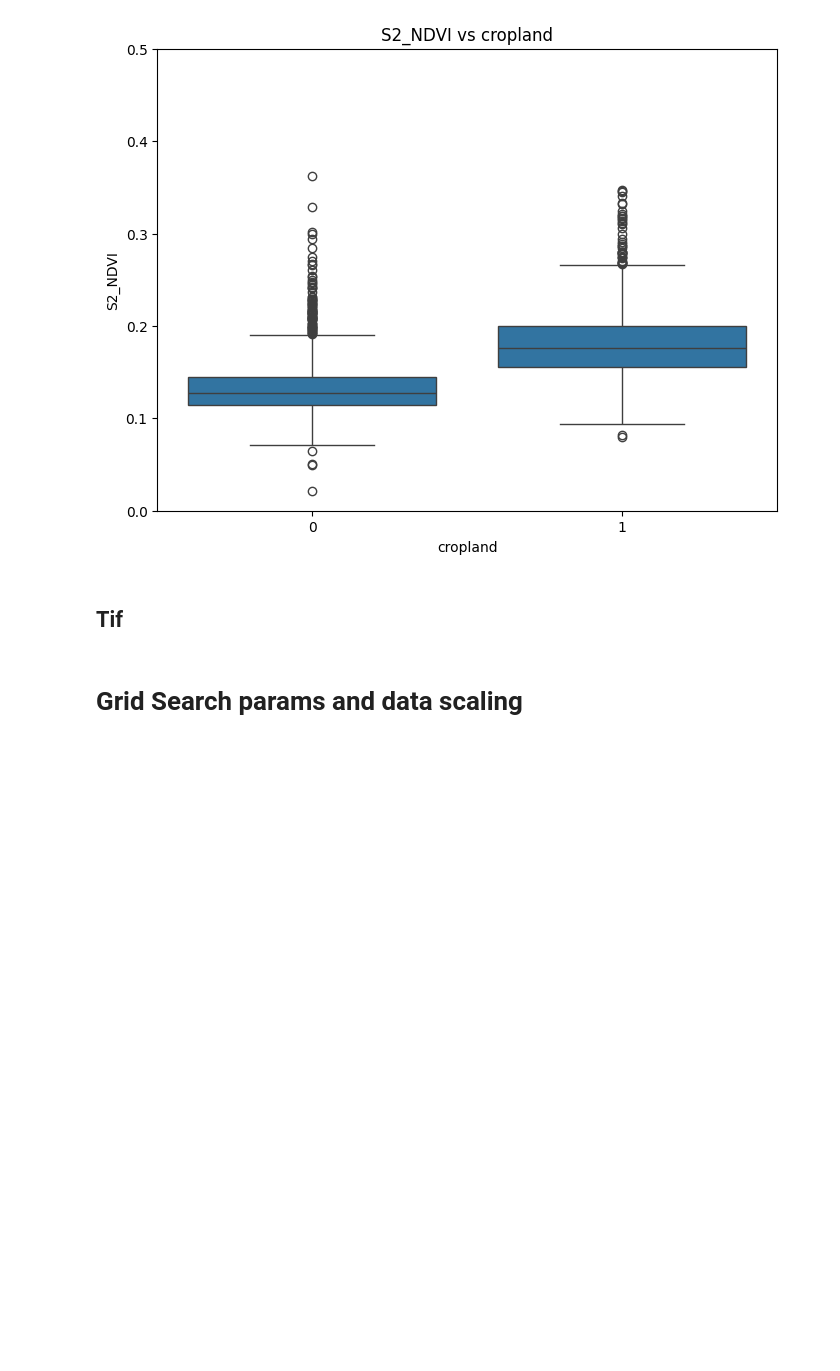
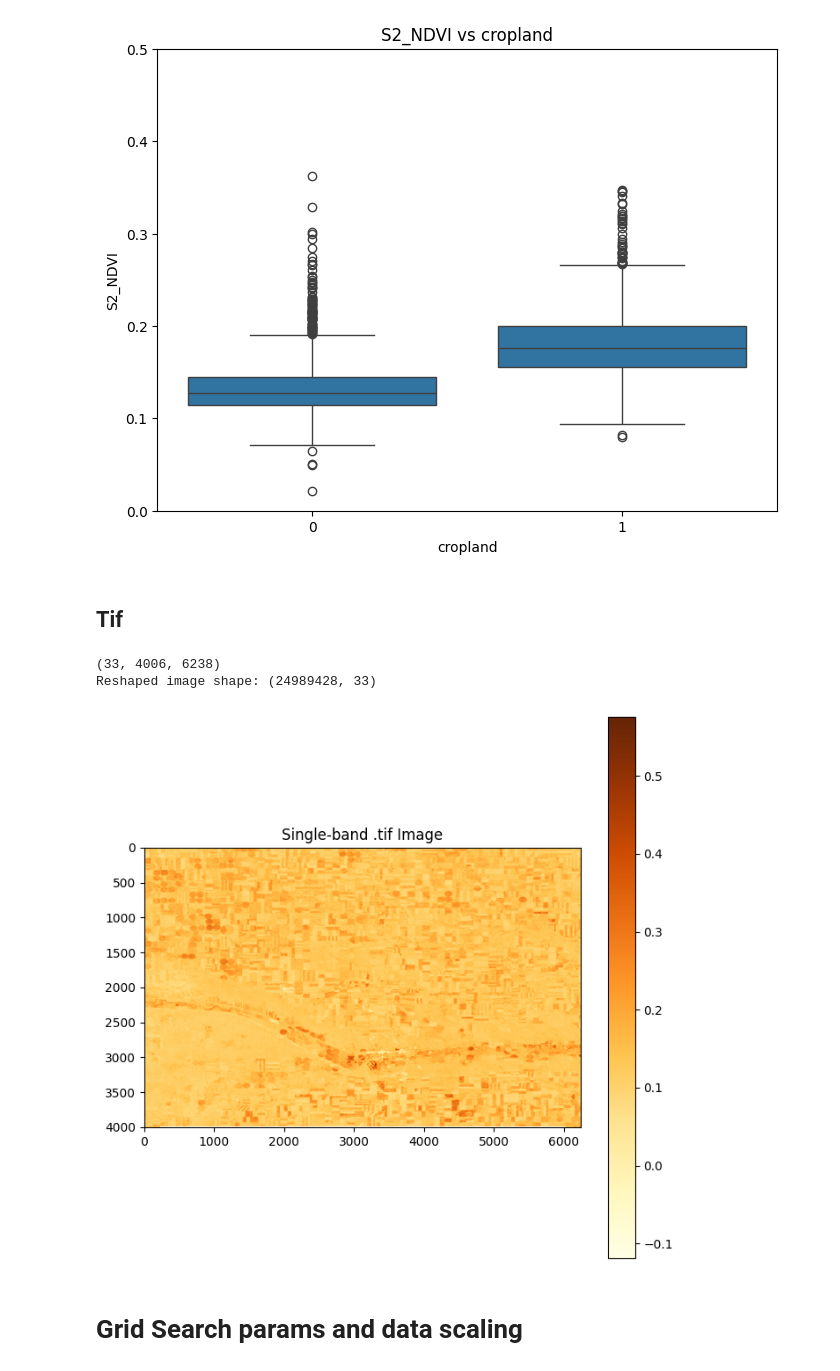
Before and after one commit to MayerT1/AIA_Project, a Jupyter notebook: AIA_Project_Meta_model_approach.ipynb, the cells around one changed output. Cells and saved outputs as stored; diff of their text form; code cells hidden in the pictures; blank space fills up the shorter version.

```diff
--- a/AIA_Project_Meta_model_approach.ipynb
+++ b/AIA_Project_Meta_model_approach.ipynb
@@ -396,7 +396,7 @@ plt.show()
 # %%
 
 # Replace 'your_image.tif' with the actual file name of the uploaded .tif image
-image_path = 'stack_resample.tif'
+image_path = 'Stack_Reasmpled_10_16.tif'
 
 # Load the .tif image using rasterio
 with rasterio.open(image_path) as src:
@@ -408,13 +408,18 @@ print(image.shape)
 # Reshape the image so that each pixel is a sample (for input into scikit-learn)
 image_reshaped = image.reshape(image.shape[0], -1).T  # Shape will be (num_pixels, num_bands)
 print("Reshaped image shape:", image_reshaped.shape)
+# %% [output]
+(33, 4006, 6238)
+Reshaped image shape: (24989428, 33)
 # %%
-# Single-band image (e.g., grayscale or elevation data)
+
 plt.figure(figsize=(8, 8))
-plt.imshow(image[0], cmap='gray')  # Assuming it's a single-band image, use 'image[0]' to access the first band
+plt.imshow(image[0], cmap='YlOrBr')
 plt.title('Single-band .tif Image')
 plt.colorbar()
 plt.show()
+# %% [output]
+[figure, added]
 # %%
 # Create some sample training labels (for simplicity, we manually define some points)
 # For real-world applications, this part should involve actual labeled data
```
Also changed, not shown: parts of 34 cells of this notebook.
